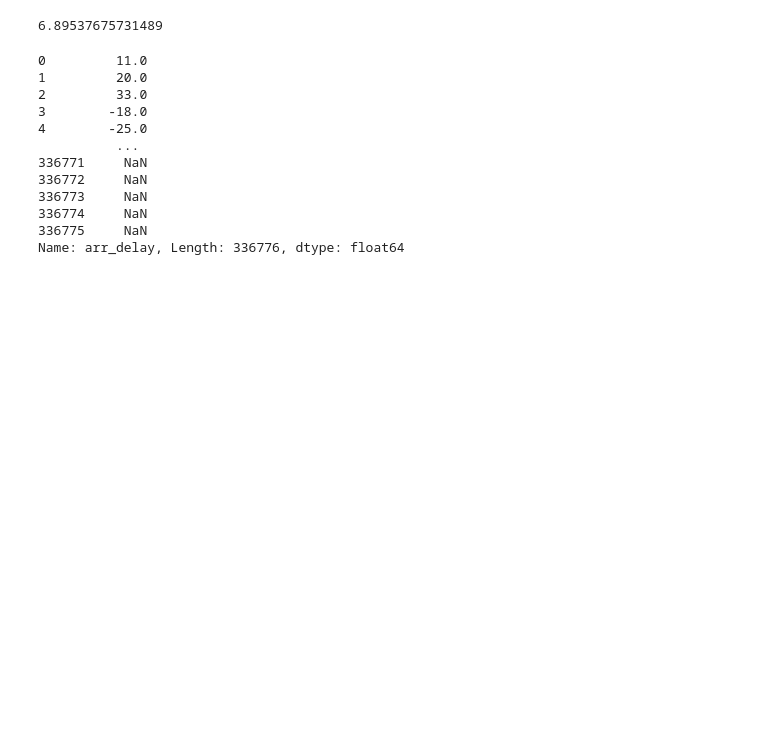
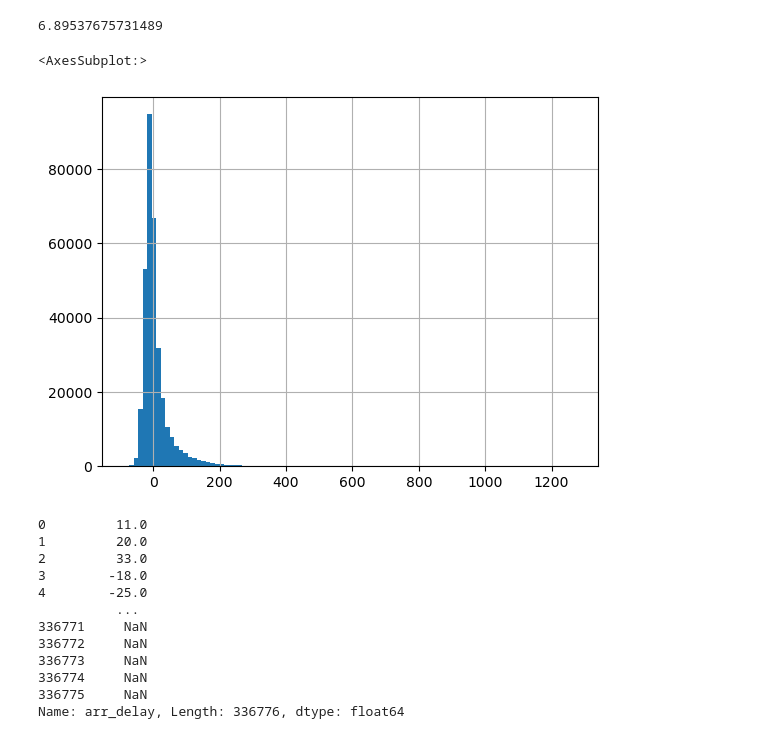
Before and after one commit to jamal221/Machine_Learning_Project, a Jupyter notebook: Statstics_Flight_USA.ipynb, the cells around one changed output. Cells and saved outputs as stored; diff of their text form; code cells hidden in the pictures; blank space fills up the shorter version.

```diff
--- a/Statstics_Flight_USA.ipynb
+++ b/Statstics_Flight_USA.ipynb
@@ -36,6 +91,11 @@ dtype: float64
 data['arr_delay'].mean()
 # %% [output]
 6.89537675731489
+# %%
+data['arr_delay'].hist(bins=100)
+# %% [output]
+<AxesSubplot:>
+[figure, added]
 # %%
 data['arr_delay']
 # %% [output]
```
Also changed, not shown: parts of 23 cells of this notebook.
